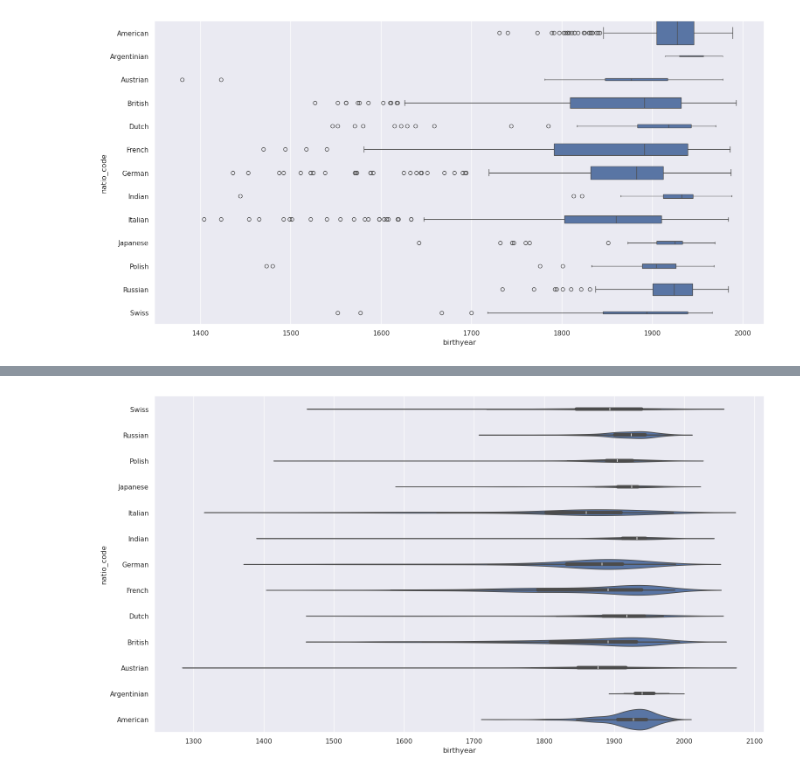
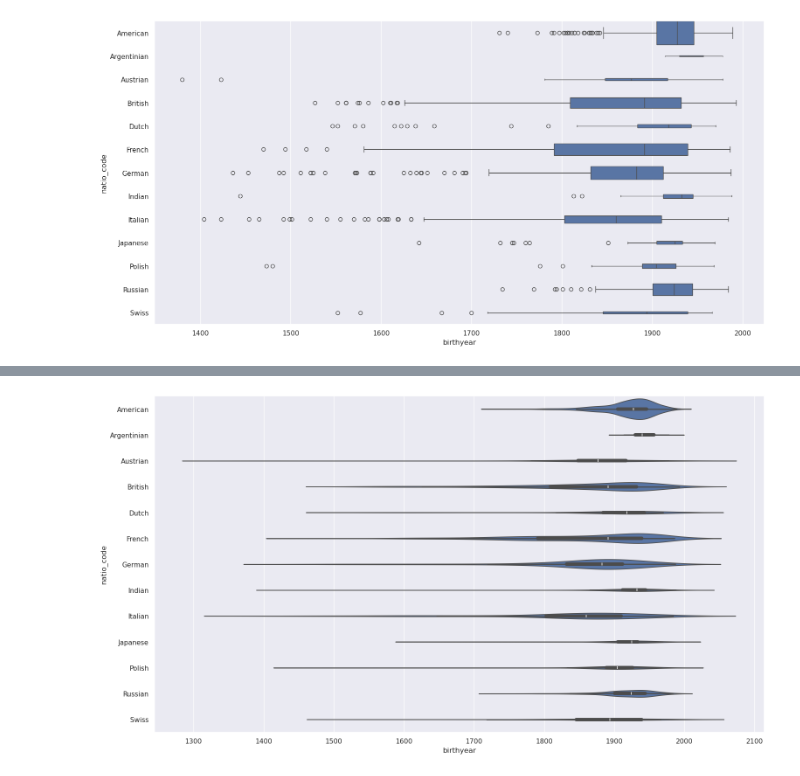
Before and after one commit to Chiodo53/astronomers, a Jupyter notebook: notebooks_jupyter/dbpedia_exploration/dpb_countries_births.ipynb, the cells around one changed output, grey strips where cells are left out. Cells and saved outputs as stored; diff of their text form; code cells hidden in the pictures.

```diff
--- a/notebooks_jupyter/dbpedia_exploration/dpb_countries_births.ipynb
+++ b/notebooks_jupyter/dbpedia_exploration/dpb_countries_births.ipynb
@@ -110,4 +101,0 @@ dc_df.sort_values(by='effectif_tot').plot(kind='barh', figsize=(6,4))
-# %%
-sns.set_theme(rc={'figure.figsize':(18,9)})
-sns.boxplot(y=c_df["natio_code"], x=c_df.birthyear)
-plt.show()
@@ -116,5 +101,0 @@ plt.show()
-# %%
-### Allows to inspect identity zones but not the proportion to global number
-sns.set_theme(rc={'figure.figsize':(18,10)})
-sns.violinplot(y='natio_code', x='birthyear', data=c_df)
-plt.show()
@@ -156,9 +120,9 @@ plt.show()
 # %%
 ### Allows to inspect identity zones but not the proportion to global number
 sns.set_theme(rc={'figure.figsize':(18,10)})
 
-# with new density_norm argument
-sns.violinplot(y='natio_code', x='birthyear', density_norm='count', data=c_df.sort_values(by='natio_code', ascending=False))
+## noter que "density_norm" remplace "scale='count'"
+sns.violinplot(y='natio_code', x='birthyear', data=c_df, density_norm='count')
 plt.show()
 # %% [output]
-[figure, old version]
+[figure, new version]
```
Also changed, not shown: parts of 13 cells of this notebook.
